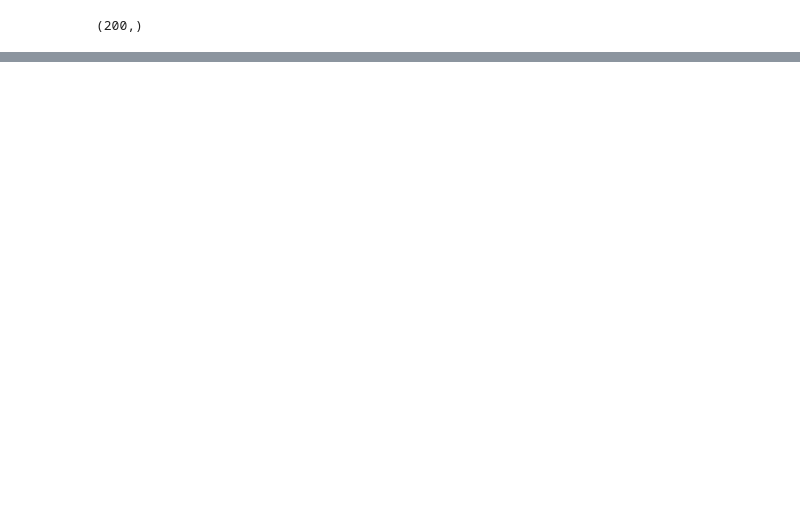
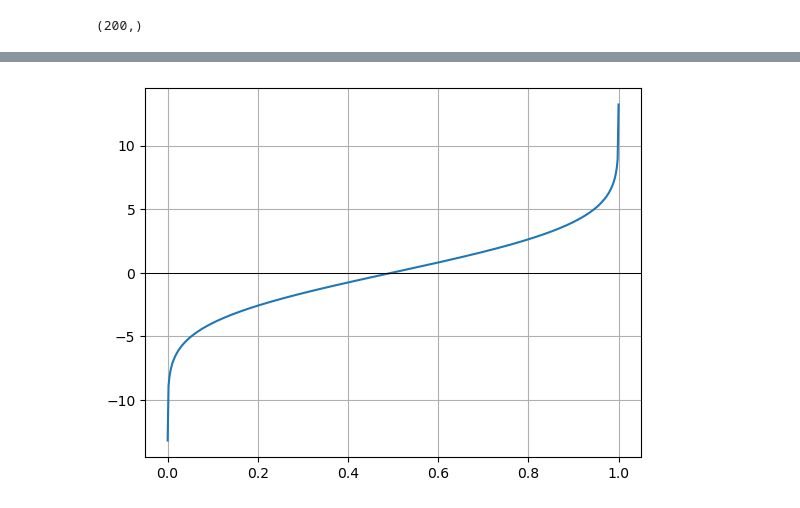
Before and after one commit to mirkimirk/thesis_frechet_fda, a Jupyter notebook: src/frechet_fda/simulation_and_frechet_method.ipynb, the cells around one changed output, grey strips where cells are left out. Cells and saved outputs as stored; diff of their text form; code cells hidden in the pictures; blank space fills up the shorter version.

```diff
--- a/src/frechet_fda/simulation_and_frechet_method.ipynb
+++ b/src/frechet_fda/simulation_and_frechet_method.ipynb
@@ -98,3 +98,17 @@ import cvxopt
+# %%
+G = np.identity(grid_size)   # make sure P is symmetric
+g = g_hat(qfs, 0, predictor)
+a = g
+C = np.eye(grid_size, grid_size-1, k=-1) - np.eye(grid_size, grid_size-1)
+b = np.zeros(grid_size-1)
+# %%
+solution = quadprog.solve_qp(G, a, C, b)
+# %%
+estim = Function(u, solution[0])
+# %%
+estim.plot()
+# %% [output]
+[figure, added]
 # %%
 q_star_values = []
 for x in x_grid:
```
Also changed, not shown: parts of 8 cells of this notebook, 2 other files.
